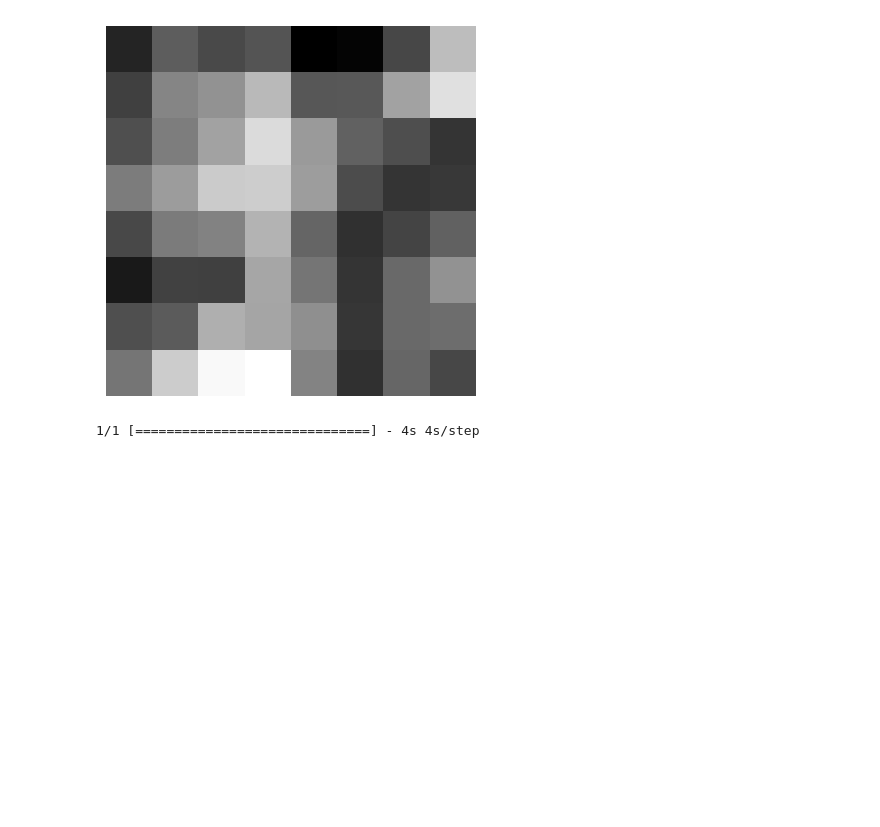
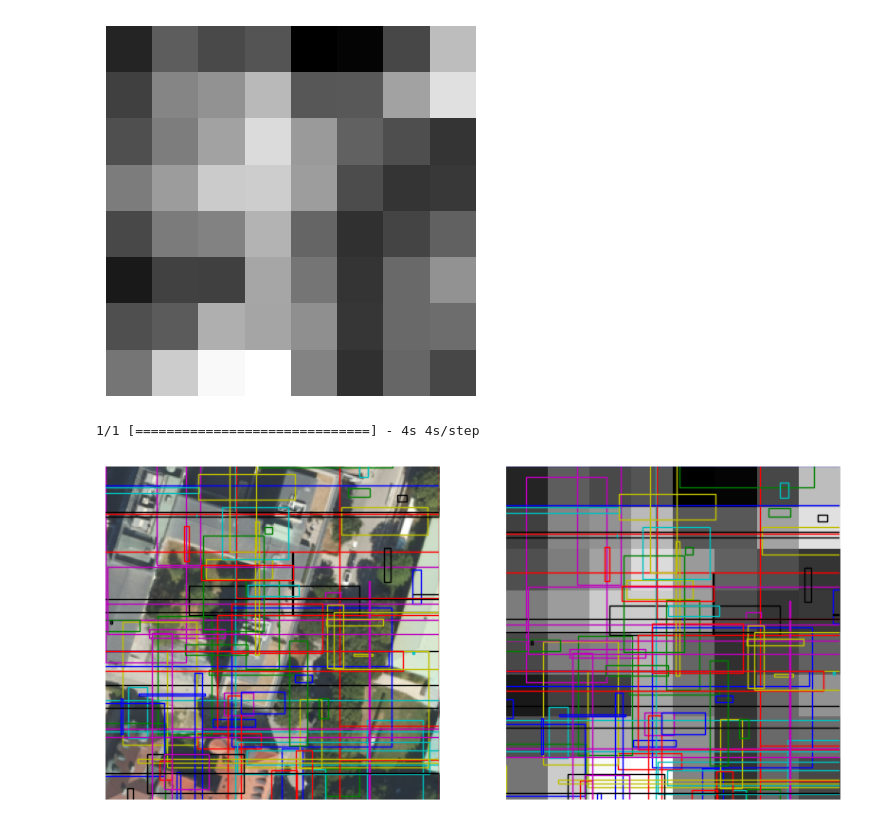
Before and after one commit to DaveS24/RoofSpotter, a Jupyter notebook: testing/component_testing.ipynb, the cells around one changed output. Cells and saved outputs as stored; diff of their text form; code cells hidden in the pictures; blank space fills up the shorter version.

Commit message:
Add random seed initialization and display_rois function

```diff
--- a/testing/component_testing.ipynb
+++ b/testing/component_testing.ipynb
@@ -59,7 +64,8 @@ Visualizer.display_avg_feature_map(feature_maps)
 # %%
 rpn = RPN(config, backbone)
 
 roi_boxes = rpn.model.predict(feature_maps)
-# Visualizer.display_rois(testing_image[0], roi_boxes_viz, roi_scores)
+Visualizer.display_rois(testing_image[0], feature_maps, roi_boxes)
 # %% [output]
 1/1 [==============================] - 4s 4s/step
+[figure, added]
```
Also changed, not shown: parts of 2 cells of this notebook, 4 other files.
